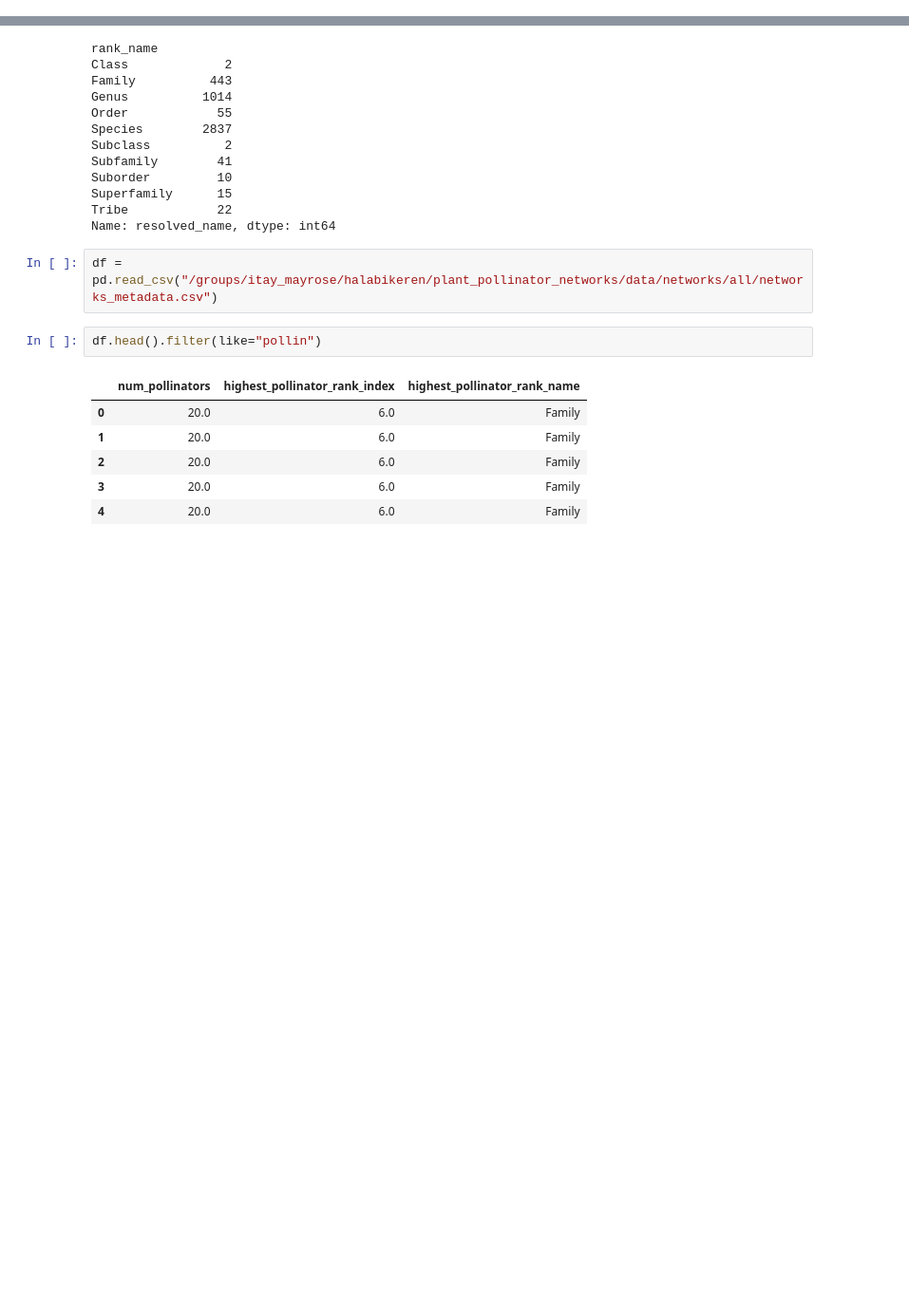
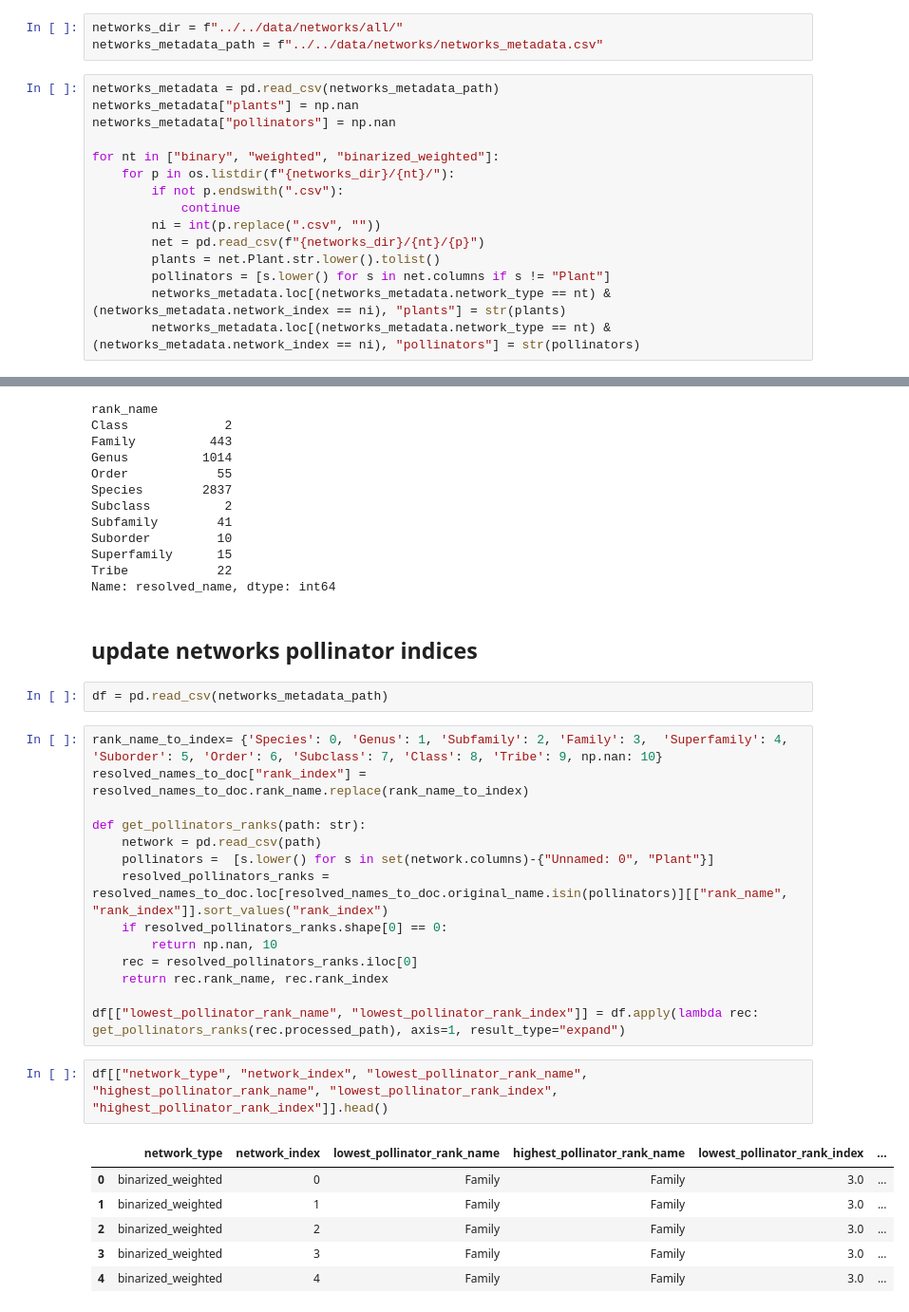
Before and after one commit to halabikeren/plant_pollinator_networks, a Jupyter notebook: notebooks/name_resolution/asses_name_resolution.ipynb, the cells around one changed output, grey strips where cells are left out. Shown: that part at 95% size. Cells and saved outputs as stored; diff of their text form; blank space fills up the shorter version.

```diff
--- a/notebooks/name_resolution/asses_name_resolution.ipynb
+++ b/notebooks/name_resolution/asses_name_resolution.ipynb
@@ -5,3 +5,21 @@ import os
 import sys
 sys.path.append("../../code/data_processing/name_resolution/")
 from resolved_names_curator import ResolvedNamesCurator
+# %%
+networks_dir = f"../../data/networks/all/"
+networks_metadata_path = f"../../data/networks/networks_metadata.csv"
+# %%
+networks_metadata = pd.read_csv(networks_metadata_path)
+networks_metadata["plants"] = np.nan
+networks_metadata["pollinators"] = np.nan
+
+for nt in ["binary", "weighted", "binarized_weighted"]:
+    for p in os.listdir(f"{networks_dir}/{nt}/"):
+        if not p.endswith(".csv"):
+            continue
+        ni = int(p.replace(".csv", ""))
+        net = pd.read_csv(f"{networks_dir}/{nt}/{p}")
+        plants = net.Plant.str.lower().tolist()
+        pollinators = [s.lower() for s in net.columns if s != "Plant"]
+        networks_metadata.loc[(networks_metadata.network_type == nt) & (networks_metadata.network_index == ni), "plants"] = str(plants)
+        networks_metadata.loc[(networks_metadata.network_type == nt) & (networks_metadata.network_index == ni), "pollinators"] = str(pollinators)
@@ -181,15 +249,31 @@ Suborder         10
 Superfamily      15
 Tribe            22
 Name: resolved_name, dtype: int64
+# %% [markdown]
+## update networks pollinator indices
 # %%
-df = pd.read_csv("/groups/itay_mayrose/halabikeren/plant_pollinator_networks/data/networks/all/networks_metadata.csv")
+df = pd.read_csv(networks_metadata_path)
 # %%
-df.head().filter(like="pollin")
+rank_name_to_index= {'Species': 0, 'Genus': 1, 'Subfamily': 2, 'Family': 3,  'Superfamily': 4, 'Suborder': 5, 'Order': 6, 'Subclass': 7, 'Class': 8, 'Tribe': 9, np.nan: 10}
+resolved_names_to_doc["rank_index"] = resolved_names_to_doc.rank_name.replace(rank_name_to_index)
+
+def get_pollinators_ranks(path: str):
+    network = pd.read_csv(path)
+    pollinators =  [s.lower() for s in set(network.columns)-{"Unnamed: 0", "Plant"}]
+    resolved_pollinators_ranks = resolved_names_to_doc.loc[resolved_names_to_doc.original_name.isin(pollinators)][["rank_name", "rank_index"]].sort_values("rank_index")
+    if resolved_pollinators_ranks.shape[0] == 0:
+        return np.nan, 10
+    rec = resolved_pollinators_ranks.iloc[0]
+    return rec.rank_name, rec.rank_index
+
+df[["lowest_pollinator_rank_name", "lowest_pollinator_rank_index"]] = df.apply(lambda rec: get_pollinators_ranks(rec.processed_path), axis=1, result_type="expand")
-# %% [output]
-|  | num_pollinators | highest_pollinator_rank_index | highest_pollinator_rank_name |
-| 0 | 20.0 | 6.0 | Family |
-| 1 | 20.0 | 6.0 | Family |
-| 2 | 20.0 | 6.0 | Family |
-| 3 | 20.0 | 6.0 | Family |
-| 4 | 20.0 | 6.0 | Family |
+# %%
+df[["network_type", "network_index", "lowest_pollinator_rank_name", "highest_pollinator_rank_name", "lowest_pollinator_rank_index", "highest_pollinator_rank_index"]].head()
+# %% [output]
+|  | network_type | network_index | lowest_pollinator_rank_name | highest_pollinator_rank_name | lowest_pollinator_rank_index | ... |
+| 0 | binarized_weighted | 0 | Family | Family | 3.0 | ... |
+| 1 | binarized_weighted | 1 | Family | Family | 3.0 | ... |
+| 2 | binarized_weighted | 2 | Family | Family | 3.0 | ... |
+| 3 | binarized_weighted | 3 | Family | Family | 3.0 | ... |
+| 4 | binarized_weighted | 4 | Family | Family | 3.0 | ... |
 # %%
```
Also changed, not shown: parts of 8 cells of this notebook, 12 other files.
